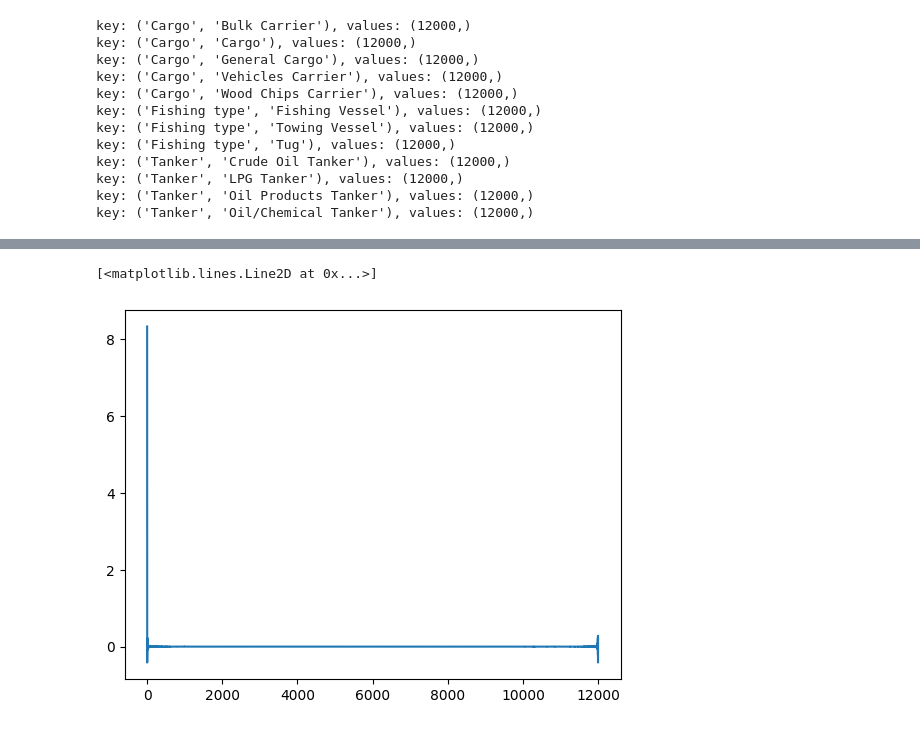
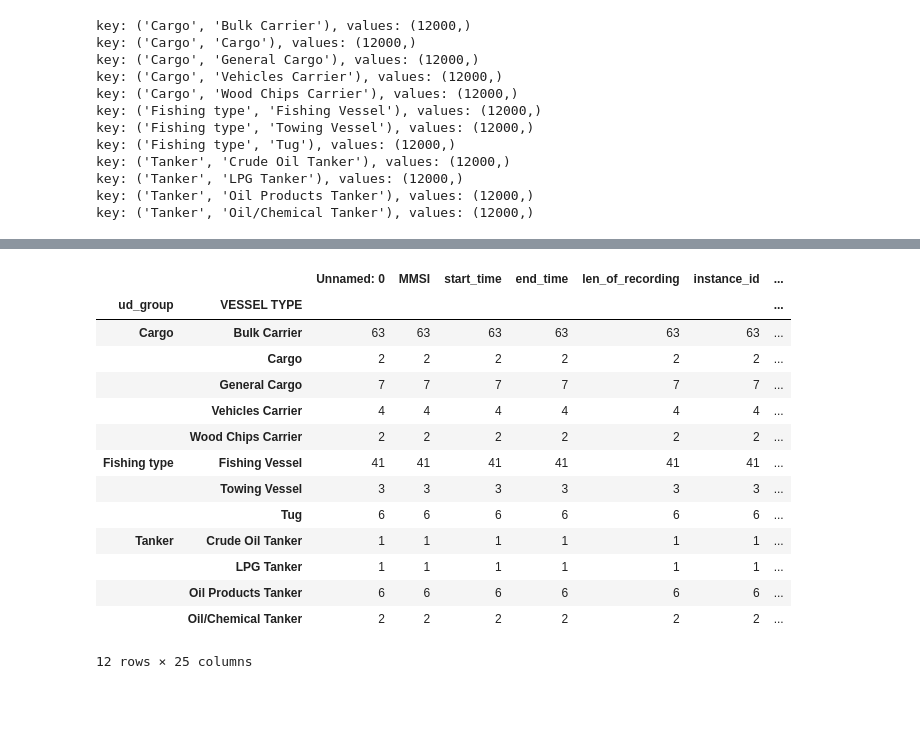
Before and after one commit to ainsleylaiuw/OcDa-Files, a Jupyter notebook: PSD_by_Type.ipynb, the cells around one changed output, grey strips where cells are left out. Cells and saved outputs as stored; diff of their text form; code cells hidden in the pictures; blank space fills up the shorter version.

```diff
--- a/PSD_by_Type.ipynb
+++ b/PSD_by_Type.ipynb
@@ -346,5 +322,25 @@ T
-# %%
-plt.plot(mean_dict["('Cargo', 'Bulk Carrier')"])
-# %% [output]
-[<matplotlib.lines.Line2D at 0x...>]
-[figure, removed]
+# %%
+rawdf = pd.read_csv('data/Axial_Base/AB_isolated_ais_10m_5_20.csv', sep=',')
+
+options = ['Tug']
+df = rawdf[rawdf['VESSEL TYPE'].isin(options)]
+df = df.reset_index(drop=True)
+df['instance_id'].iloc[0]
+
+grouped_df.count()
+# %% [output]
+|  |  | Unnamed: 0 | MMSI | start_time | end_time | len_of_recording | instance_id | ... |
+| ud_group | VESSEL TYPE |  |  |  |  |  |  | ... |
+| Cargo | Bulk Carrier | 63 | 63 | 63 | 63 | 63 | 63 | ... |
+|  | Cargo | 2 | 2 | 2 | 2 | 2 | 2 | ... |
+|  | General Cargo | 7 | 7 | 7 | 7 | 7 | 7 | ... |
+|  | Vehicles Carrier | 4 | 4 | 4 | 4 | 4 | 4 | ... |
+|  | Wood Chips Carrier | 2 | 2 | 2 | 2 | 2 | 2 | ... |
+| Fishing type | Fishing Vessel | 41 | 41 | 41 | 41 | 41 | 41 | ... |
+|  | Towing Vessel | 3 | 3 | 3 | 3 | 3 | 3 | ... |
+|  | Tug | 6 | 6 | 6 | 6 | 6 | 6 | ... |
+| Tanker | Crude Oil Tanker | 1 | 1 | 1 | 1 | 1 | 1 | ... |
+|  | LPG Tanker | 1 | 1 | 1 | 1 | 1 | 1 | ... |
+|  | Oil Products Tanker | 6 | 6 | 6 | 6 | 6 | 6 | ... |
+|  | Oil/Chemical Tanker | 2 | 2 | 2 | 2 | 2 | 2 | ... |
+12 rows × 25 columns
```
Also changed, not shown: parts of 7 cells of this notebook.
